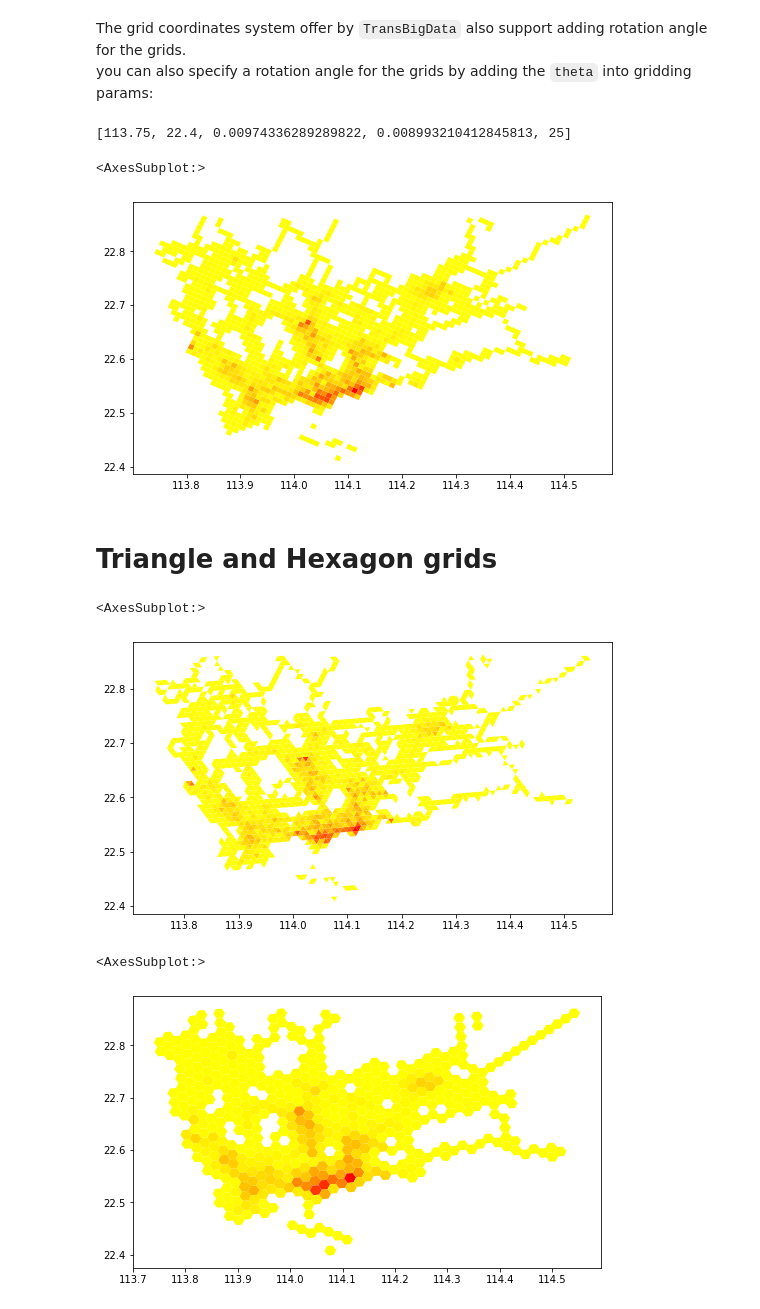
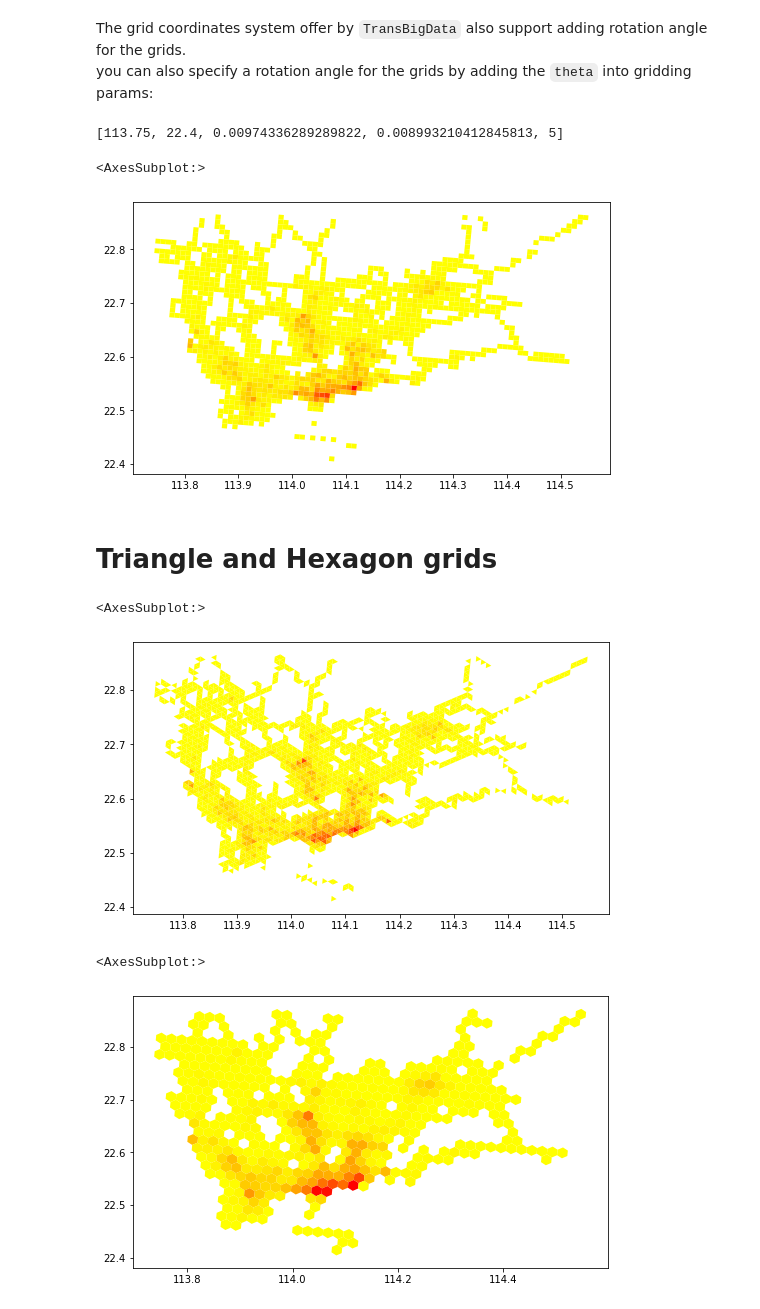
Before and after one commit to ni1o1/transbigdata, a Jupyter notebook: example/Example 7-More options for the grids.ipynb, the cells around one changed output. Cells and saved outputs as stored; diff of their text form; code cells hidden in the pictures.

```diff
--- a/example/Example 7-More options for the grids.ipynb
+++ b/example/Example 7-More options for the grids.ipynb
@@ -21,11 +21,11 @@ you can also specify a rotation angle for the grids by adding the `theta` into g
 #Obtain the gridding parameters
 params = tbd.grid_params(bounds,accuracy = 1000)
 #Add a rotation angle
-theta = 25
+theta = 5
 params = [*params[:4],theta]
 print(params)
 # %% [output]
-[113.75, 22.4, 0.00974336289289822, 0.008993210412845813, 25]
+[113.75, 22.4, 0.00974336289289822, 0.008993210412845813, 5]
 # %%
 #Map the GPS data to grids
 data['LONCOL'],data['LATCOL'] = tbd.GPS_to_grids(data['lon'],data['lat'],params)
@@ -40,16 +40,16 @@ grid_agg = gpd.GeoDataFrame(grid_agg)
 grid_agg.plot(column = 'VehicleNum',cmap = 'autumn_r',figsize=(10,5))
 # %% [output]
 <AxesSubplot:>
-[figure, old version]
+[figure, new version]
 # %% [markdown]
 # Triangle and Hexagon grids
 # %%
 #Map the GPS data to grids
-data['gridid'] = tbd.GPS_to_grids_tri(data['lon'],data['lat'],params)
+data['loncol_1'],data['loncol_2'],data['loncol_3'] = tbd.GPS_to_grids_tri(data['lon'],data['lat'],params)
 #Aggregate data into grids
-grid_agg = data.groupby(['gridid'])['VehicleNum'].count().reset_index()
+grid_agg = data.groupby(['loncol_1','loncol_2','loncol_3'])['VehicleNum'].count().reset_index()
 #Generate grid geometry
-grid_agg['geometry'] = tbd.gridid_to_polygon_tri(grid_agg['gridid'],params)
+grid_agg['geometry'] = tbd.gridid_to_polygon_tri(grid_agg['loncol_1'],grid_agg['loncol_2'],grid_agg['loncol_3'],params)
 #Change the type into GeoDataFrame
 import geopandas as gpd
 grid_agg = gpd.GeoDataFrame(grid_agg)
@@ -57,19 +57,19 @@ grid_agg = gpd.GeoDataFrame(grid_agg)
 grid_agg.plot(column = 'VehicleNum',cmap = 'autumn_r',figsize=(10,5))
 # %% [output]
 <AxesSubplot:>
-[figure, old version]
+[figure, new version]
 # %%
 #Map the GPS data to grids
-data['gridid'] = tbd.GPS_to_grids_hexa(data['lon'],data['lat'],params)
+data['loncol_1'],data['loncol_2'],data['loncol_3'] = tbd.GPS_to_grids_hexa(data['lon'],data['lat'],params)
 #Aggregate data into grids
-grid_agg = data.groupby(['gridid'])['VehicleNum'].count().reset_index()
+grid_agg = data.groupby(['loncol_1','loncol_2','loncol_3'])['VehicleNum'].count().reset_index()
 #Generate grid geometry
-grid_agg['geometry'] = tbd.gridid_to_polygon_hexa(grid_agg['gridid'],params)
+grid_agg['geometry'] = tbd.gridid_to_polygon_hexa(grid_agg['loncol_1'],grid_agg['loncol_2'],grid_agg['loncol_3'],params)
 #Change the type into GeoDataFrame
 import geopandas as gpd
 grid_agg = gpd.GeoDataFrame(grid_agg)
 #Plot the grids
 grid_agg.plot(column = 'VehicleNum',cmap = 'autumn_r',figsize=(10,5))
 # %% [output]
 <AxesSubplot:>
-[figure, old version]
+[figure, new version]
```
Also changed, not shown: 5 other files.
